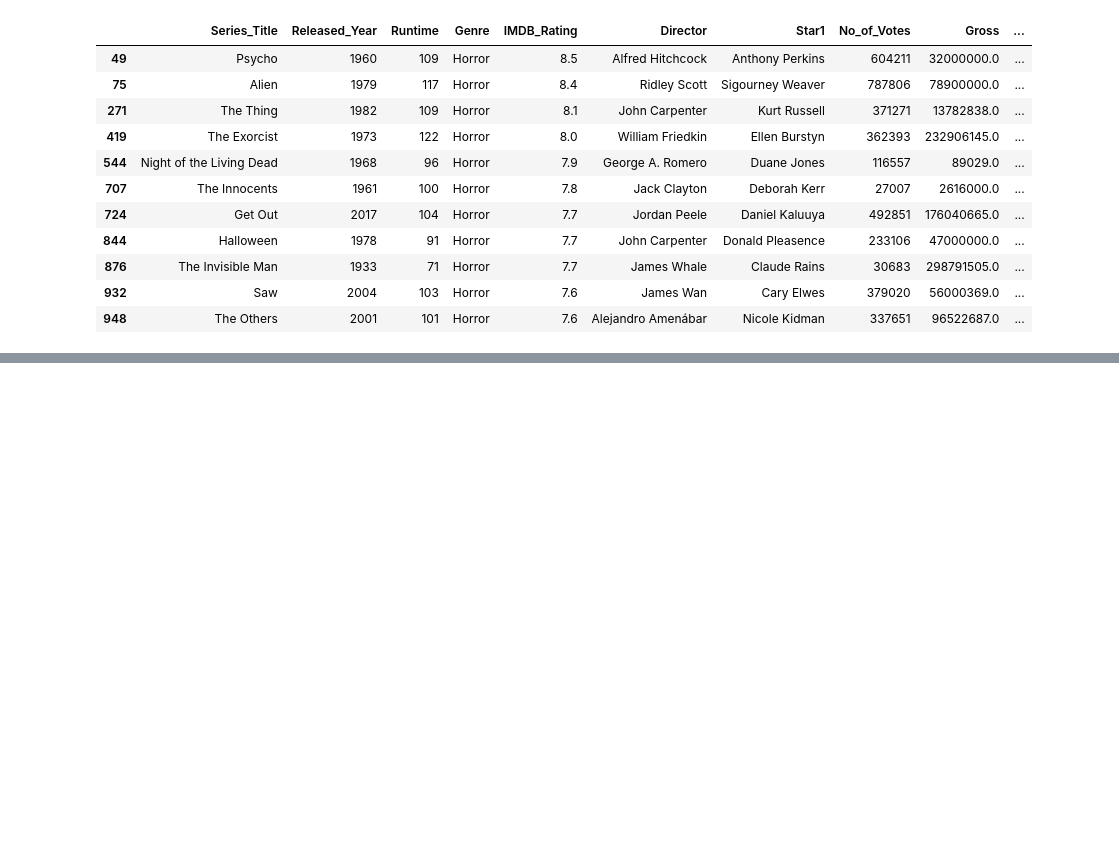
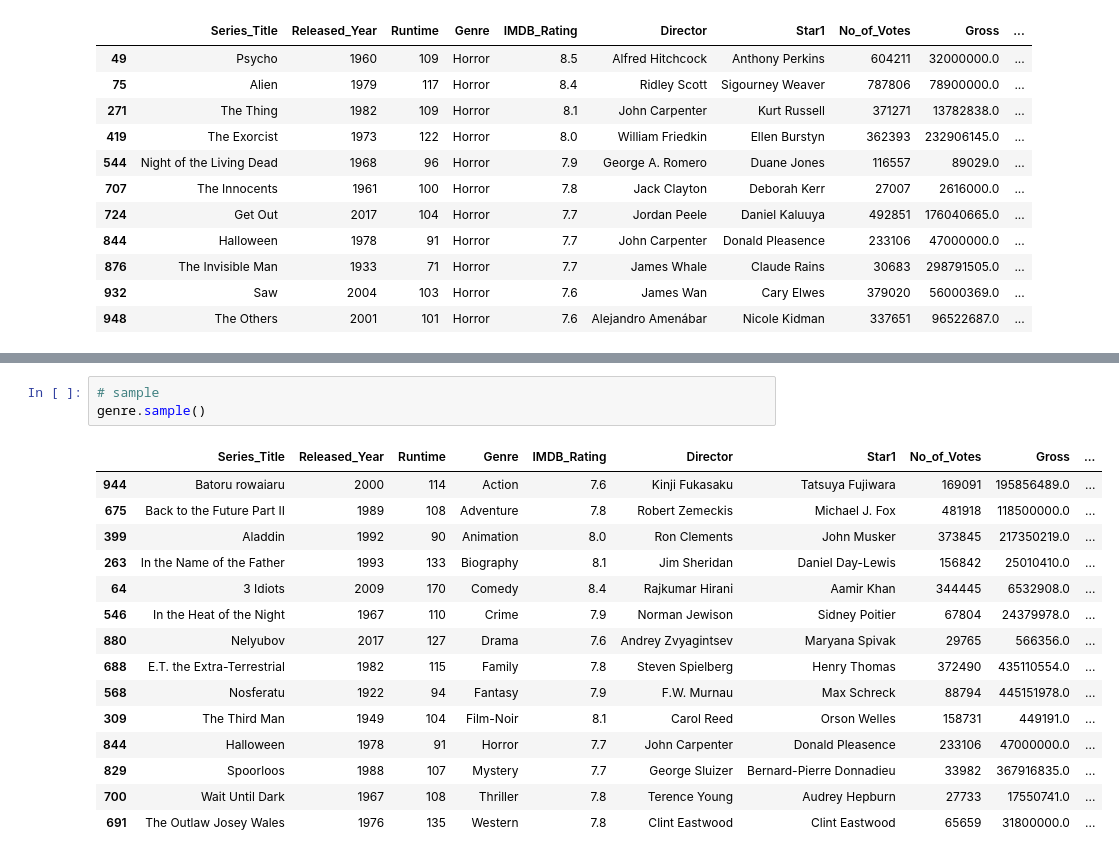
Before and after one commit to mohitjaryal/pandas, a Jupyter notebook: groupby_object.ipynb, the cells around one changed output, grey strips where cells are left out. Saved outputs shown, nothing was run; the diff lists cells and outputs as text; blank space fills up the shorter version.

```diff
--- a/groupby_object.ipynb
+++ b/groupby_object.ipynb
@@ -185,0 +211,19 @@ movies.groupby('Genre').get_group('Horror')
+# %%
+# sample
+genre.sample()
+# %% [output]
+|  | Series_Title | Released_Year | Runtime | Genre | IMDB_Rating | Director | Star1 | No_of_Votes | Gross | ... |
+| 944 | Batoru rowaiaru | 2000 | 114 | Action | 7.6 | Kinji Fukasaku | Tatsuya Fujiwara | 169091 | 195856489.0 | ... |
+| 675 | Back to the Future Part II | 1989 | 108 | Adventure | 7.8 | Robert Zemeckis | Michael J. Fox | 481918 | 118500000.0 | ... |
+| 399 | Aladdin | 1992 | 90 | Animation | 8.0 | Ron Clements | John Musker | 373845 | 217350219.0 | ... |
+| 263 | In the Name of the Father | 1993 | 133 | Biography | 8.1 | Jim Sheridan | Daniel Day-Lewis | 156842 | 25010410.0 | ... |
+| 64 | 3 Idiots | 2009 | 170 | Comedy | 8.4 | Rajkumar Hirani | Aamir Khan | 344445 | 6532908.0 | ... |
+| 546 | In the Heat of the Night | 1967 | 110 | Crime | 7.9 | Norman Jewison | Sidney Poitier | 67804 | 24379978.0 | ... |
+| 880 | Nelyubov | 2017 | 127 | Drama | 7.6 | Andrey Zvyagintsev | Maryana Spivak | 29765 | 566356.0 | ... |
+| 688 | E.T. the Extra-Terrestrial | 1982 | 115 | Family | 7.8 | Steven Spielberg | Henry Thomas | 372490 | 435110554.0 | ... |
+| 568 | Nosferatu | 1922 | 94 | Fantasy | 7.9 | F.W. Murnau | Max Schreck | 88794 | 445151978.0 | ... |
+| 309 | The Third Man | 1949 | 104 | Film-Noir | 8.1 | Carol Reed | Orson Welles | 158731 | 449191.0 | ... |
+| 844 | Halloween | 1978 | 91 | Horror | 7.7 | John Carpenter | Donald Pleasence | 233106 | 47000000.0 | ... |
+| 829 | Spoorloos | 1988 | 107 | Mystery | 7.7 | George Sluizer | Bernard-Pierre Donnadieu | 33982 | 367916835.0 | ... |
+| 700 | Wait Until Dark | 1967 | 108 | Thriller | 7.8 | Terence Young | Audrey Hepburn | 27733 | 17550741.0 | ... |
+| 691 | The Outlaw Josey Wales | 1976 | 135 | Western | 7.8 | Clint Eastwood | Clint Eastwood | 65659 | 31800000.0 | ... |
```
Also changed, not shown: parts of 3 cells of this notebook.
